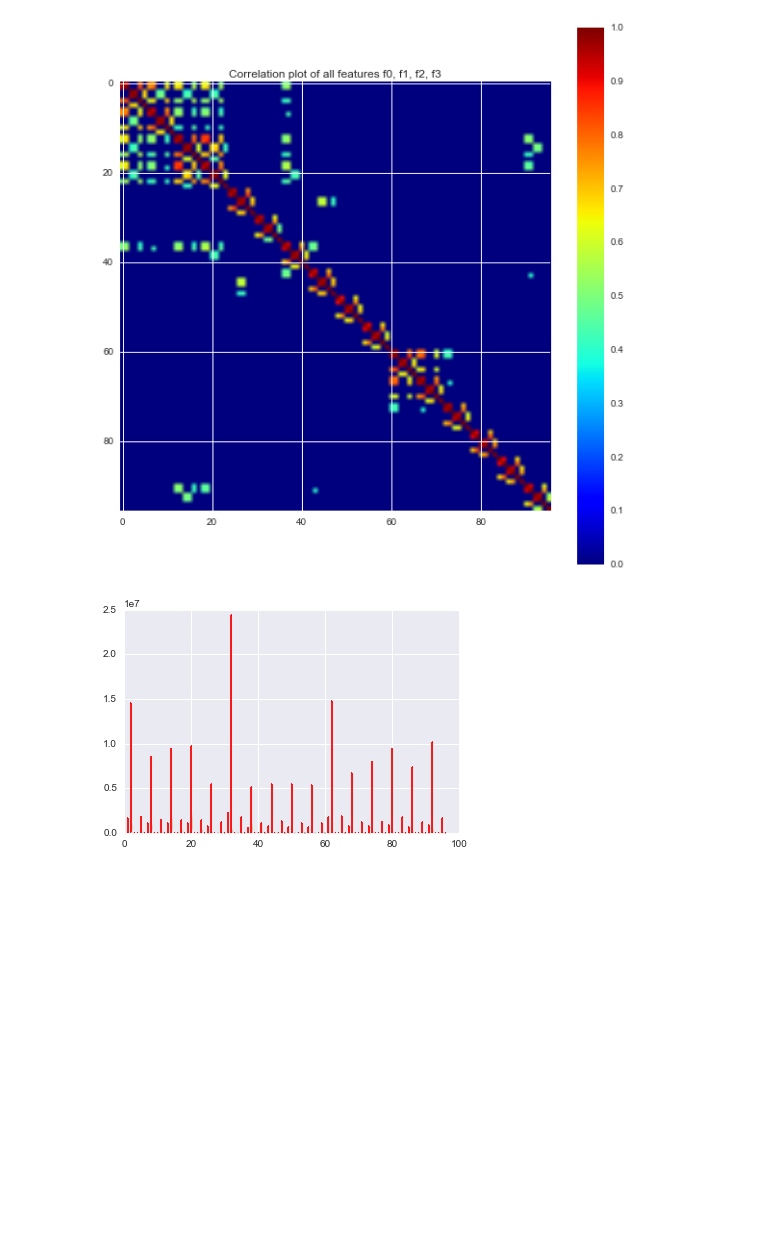
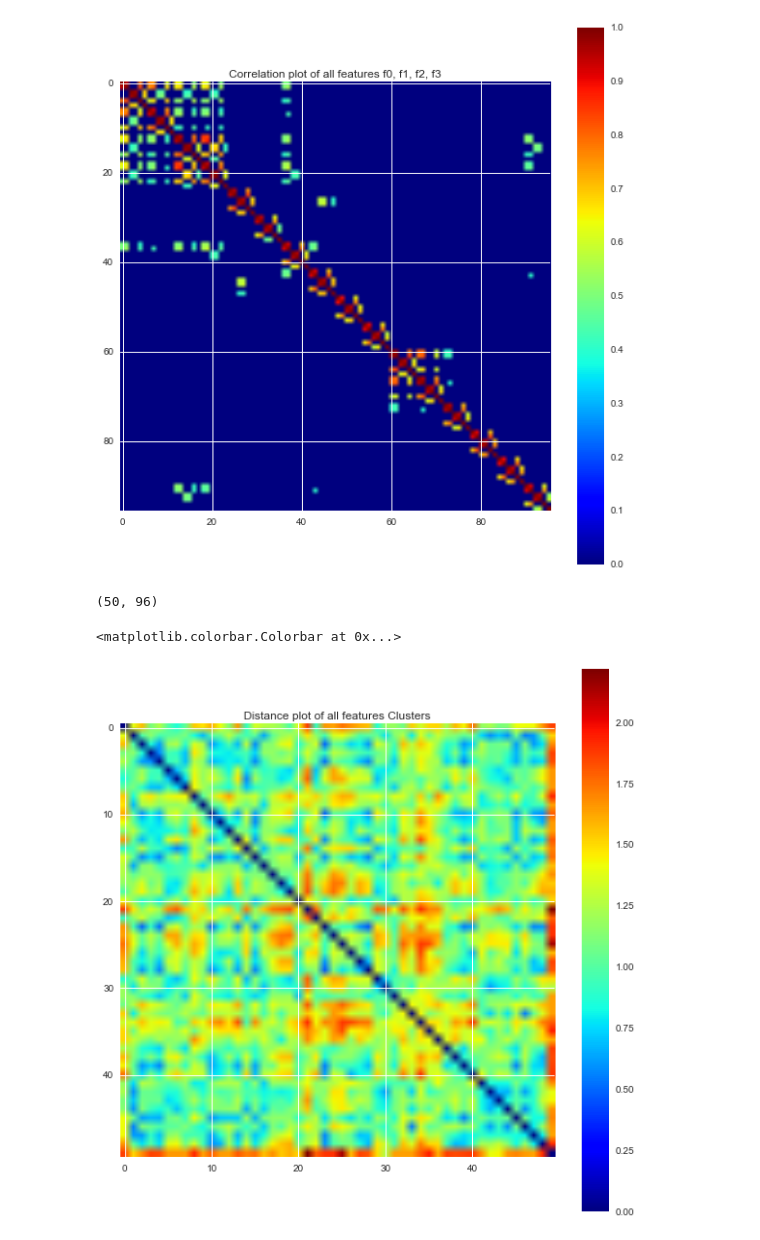
Before and after one commit to Upward-Spiral-Science/the-vat, a Jupyter notebook: inferential_simulation_AL.ipynb, the cells around one changed output. Saved outputs shown, nothing was run; the diff lists cells and outputs as text; code cells hidden in the pictures; blank space fills up the shorter version.

```diff
--- a/inferential_simulation_AL.ipynb
+++ b/inferential_simulation_AL.ipynb
@@ -91,9 +98,3 @@ plt.colorbar()
 # %% [output]
 <matplotlib.colorbar.Colorbar at 0x...>
 [figure]
-# %%
-# Make violin plots for each feature
-plt.violinplot(list_of_features)
-plt.show()
-# %% [output]
-[figure, removed]
@@ -99,0 +104,2 @@ plt.show()
+# %%
+test = MiniBatchKMeans(n_clusters=50).fit(list_of_features)
@@ -99,0 +108,16 @@ plt.show()
+# %%
+# compute distances between each centroid
+centroids = test.cluster_centers_
+print centroids.shape
+distances = scipy.spatial.distance.pdist(centroids)
+distances = scipy.spatial.distance.squareform(distances)
+
+# Plot the distances
+fig = plt.figure(figsize=(10,10))
+plt.imshow(distances, cmap=plt.get_cmap('jet'))
+plt.title("Distance plot of all features Clusters")
+plt.colorbar()
+# %% [output]
+(50, 96)
+<matplotlib.colorbar.Colorbar at 0x...>
+[figure, added]
```
Also changed, not shown: parts of 18 cells of this notebook, 1 other file.
